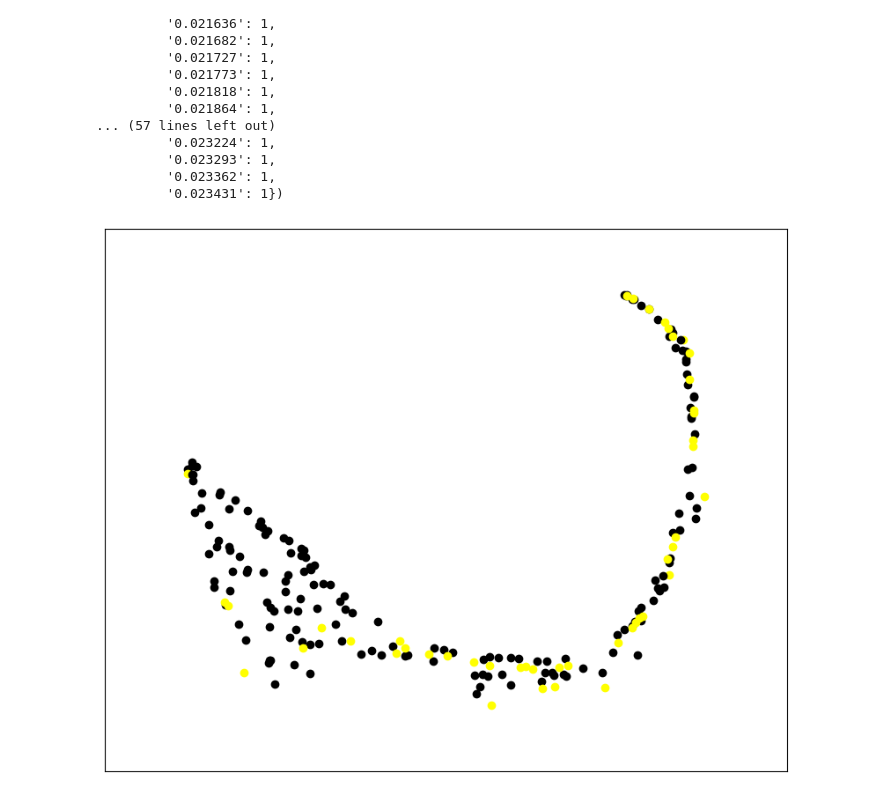
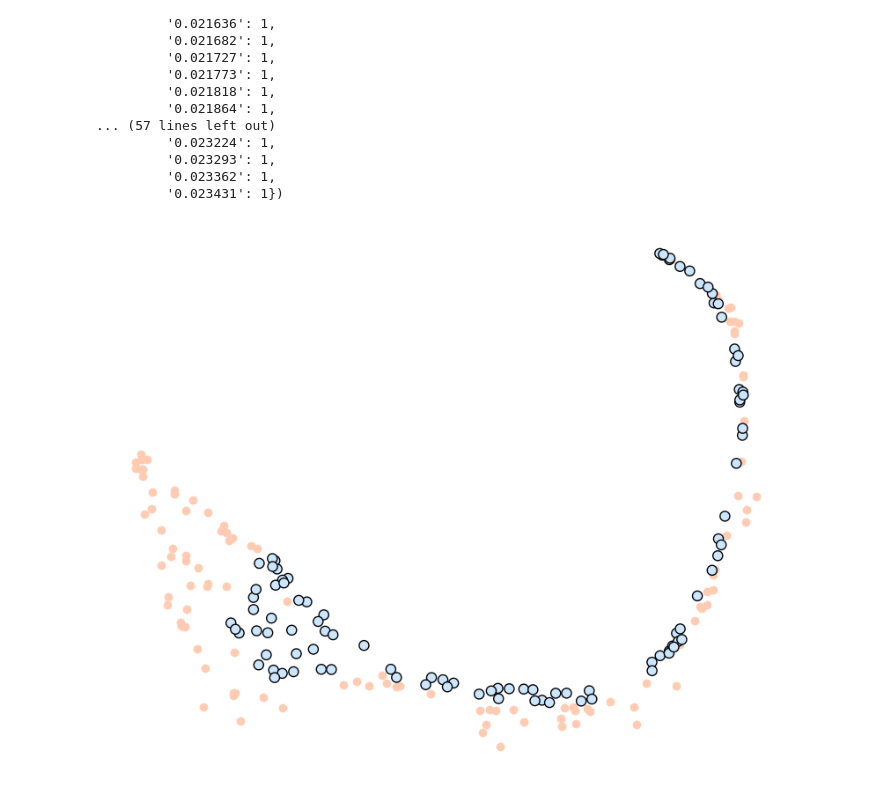
Before and after one commit to spacefarers/MetaINR, a Jupyter notebook: visualization/tsne_nyx.ipynb, the cells around one changed output. Drawn from its saved outputs; the diff is of its cells as text; code cells hidden in the pictures.

```diff
--- a/visualization/tsne_nyx.ipynb
+++ b/visualization/tsne_nyx.ipynb
@@ -329,35 +329,52 @@ Counter({'0.021500': 74,
          '0.023362': 1,
          '0.023431': 1})
 # %%
-keyword = "OmB_0.023500"
+keyword = "OmM_0.155000"
 # %%
+from matplotlib import patheffects
+
 prev_center = []
 # Plotting
 plt.figure(figsize=(10, 8))
 
 black = [0, 0, 0]
-yellow = [1, 1, 0]
+red = [1, 0, 0]
+white = [1, 1, 1]
+blue = [0.8, 0.9, 1.0]
+orange = [1.0, 0.8, 0.7]
 
+normal_plots = []
+highlighted_plots = []
 for idx in range(len(model_paths)):
     x = tsne_results[idx, 0]
     y = tsne_results[idx, 1]
 
     if keyword in nyx_models[idx]:
-        plt.scatter(x, y, color=yellow)
+        highlighted_plots.append((x, y))
     else:
-        plt.scatter(x, y, color=black)
+        normal_plots.append((x, y))
+
+for x, y in normal_plots:
+    plt.scatter(x, y, color=orange)
+for x, y in highlighted_plots:
+    plt.scatter(x, y, color=blue, path_effects=[
+        patheffects.withStroke(linewidth=3, foreground="black") # <-- Black outline!
+    ])
 
 # remove axis ticks
 plt.xticks([])
 plt.yticks([])
 
 # get current x and y limits
 x0, x1 = plt.xlim()
 y0, y1 = plt.ylim()
 
-r = 0.1
-plt.xlim(x0-r*(x1-x0), x1+r*(x1-x0))
-plt.ylim(y0-r*(y1-y0), y1+r*(y1-y0))
+plt.axis('off')
+
+# r = 0.1
+# plt.xlim(x0-r*(x1-x0), x1+r*(x1-x0))
+# plt.ylim(y0-r*(y1-y0), y1+r*(y1-y0))
+plt.savefig(f"tsne_nyx_{keyword}.png")
 plt.show()
 # %% [output]
-[figure, old version]
+[figure, new version]
```
Also changed, not shown: parts of 1 cell of this notebook, 19 other files.
